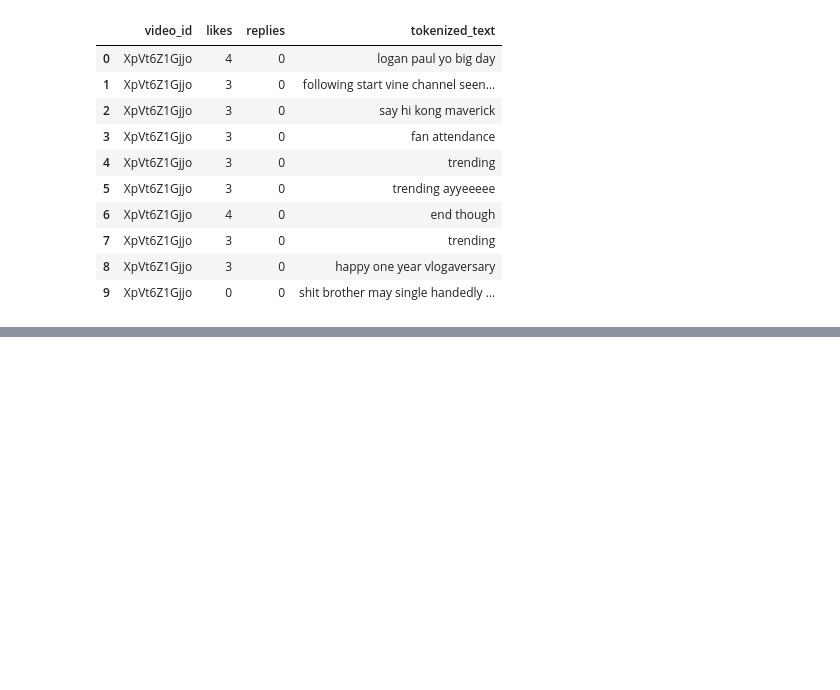
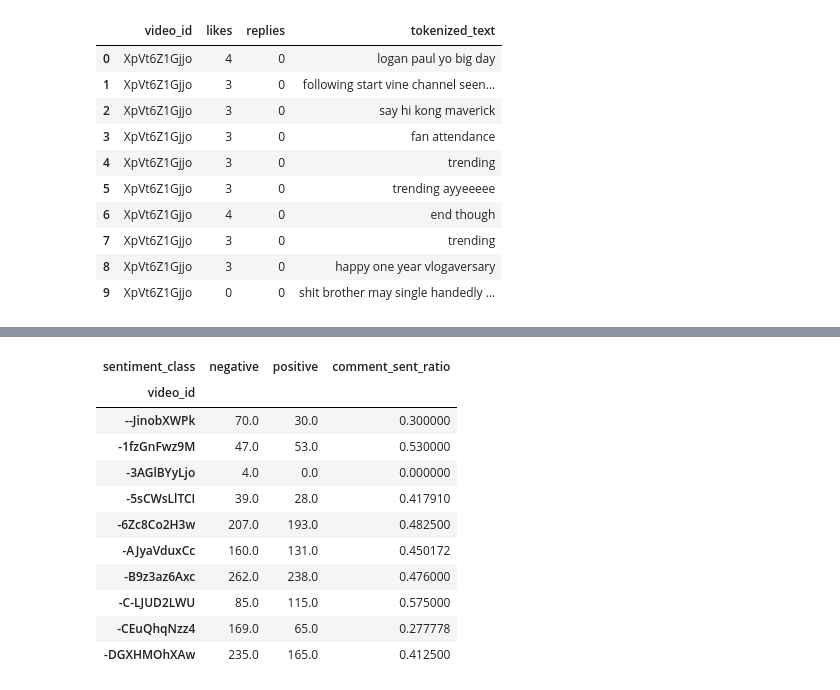
Before and after one commit to betanight/youtube_sentiment_analysis, a Jupyter notebook: notebooks/eda_analysis_fonz.ipynb, the cells around one changed output, grey strips where cells are left out. Saved outputs shown, nothing was run; the diff lists cells and outputs as text; code cells hidden in the pictures; blank space fills up the shorter version.

```diff
--- a/notebooks/eda_analysis_fonz.ipynb
+++ b/notebooks/eda_analysis_fonz.ipynb
@@ -248,0 +310,15 @@ comments.head(10)
+# %%
+sent_prop.head(10)
+# %% [output]
+| sentiment_class | negative | positive | comment_sent_ratio |
+| video_id |  |  |  |
+| --JinobXWPk | 70.0 | 30.0 | 0.300000 |
+| -1fzGnFwz9M | 47.0 | 53.0 | 0.530000 |
+| -3AGlBYyLjo | 4.0 | 0.0 | 0.000000 |
+| -5sCWsLlTCI | 39.0 | 28.0 | 0.417910 |
+| -6Zc8Co2H3w | 207.0 | 193.0 | 0.482500 |
+| -AJyaVduxCc | 160.0 | 131.0 | 0.450172 |
+| -B9z3az6Axc | 262.0 | 238.0 | 0.476000 |
+| -C-LJUD2LWU | 85.0 | 115.0 | 0.575000 |
+| -CEuQhqNzz4 | 169.0 | 65.0 | 0.277778 |
+| -DGXHMOhXAw | 235.0 | 165.0 | 0.412500 |
```
Also changed, not shown: parts of 10 cells of this notebook.
